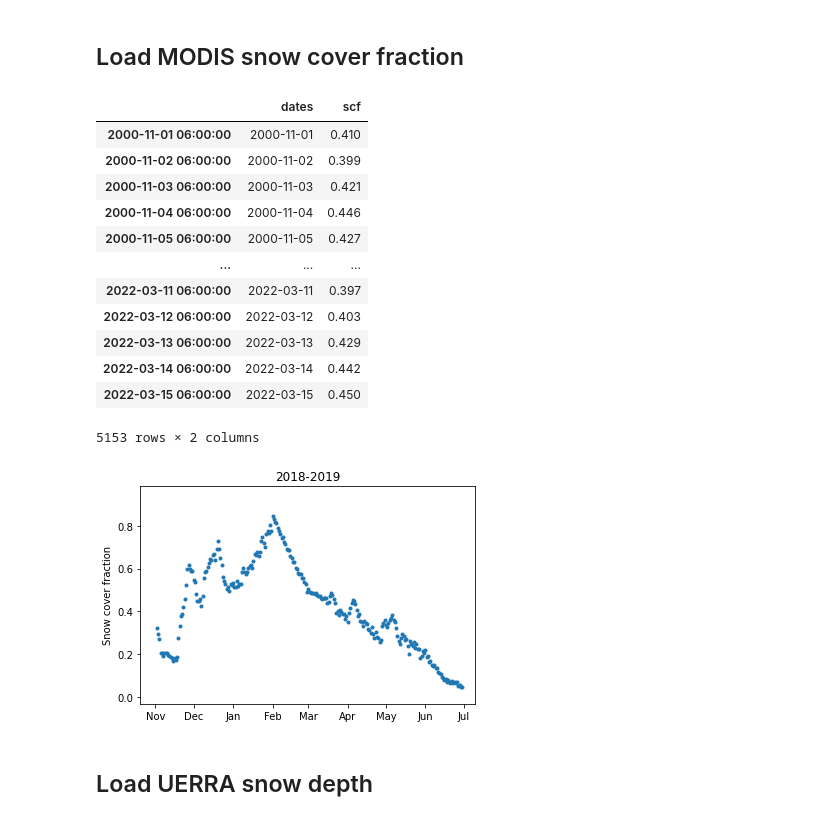
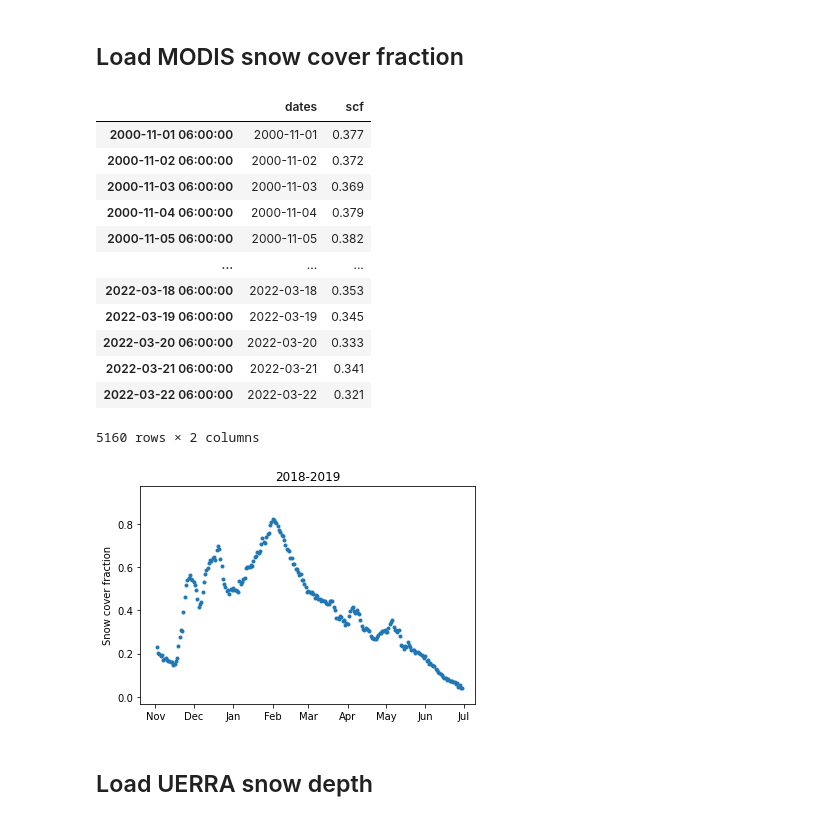
Before and after one commit to sgascoin/ModisExtension, a Jupyter notebook: ModisVsUerra01Jul.ipynb, the cells around one changed output. Saved outputs shown, nothing was run; the diff lists cells and outputs as text; code cells hidden in the pictures.

```diff
--- a/ModisVsUerra01Jul.ipynb
+++ b/ModisVsUerra01Jul.ipynb
@@ -14,37 +14,37 @@ import matplotlib.dates as mdates
 # %% [markdown]
 ## Load MODIS snow cover fraction
 # %%
-f = 'AlpsScf01July'
+f = 'AlpsScf01July5d'
 # create date and scf arrays from Modis csv
 dfscf = pd.read_csv('Modis/{}.csv'.format(f), index_col=0, decimal='.')
 #dfscf = pd.read_csv('Modis/AlpsScf01July.csv', index_col=0)
 doy = dfscf.index
 dfdate = pd.DataFrame([pd.to_datetime(doy-1, unit='D', origin=str(y)) for y in dfscf.columns]).transpose()
 dfdate.index = dfscf.index
 dfdate.columns = dfscf.columns
 dates = dfdate.transpose().stack(dropna=False)
 scf = dfscf.transpose().stack(dropna=False)
 # Make Y dataframe with SCF values to predict
 Y = pd.concat([dates,scf], axis=1, keys=['dates','scf'])
 Y.dropna(inplace=True)
 # Use date at 6h as index to match Uerra convention
 Y.index = [d.replace(hour=6)  for d in Y.dates] #.to_datetime64()
 # this is the vector to predict
 Y
 # %% [output]
 |  | dates | scf |
-| 2000-11-01 06:00:00 | 2000-11-01 | 0.410 |
-| 2000-11-02 06:00:00 | 2000-11-02 | 0.399 |
-| 2000-11-03 06:00:00 | 2000-11-03 | 0.421 |
-| 2000-11-04 06:00:00 | 2000-11-04 | 0.446 |
-| 2000-11-05 06:00:00 | 2000-11-05 | 0.427 |
+| 2000-11-01 06:00:00 | 2000-11-01 | 0.377 |
+| 2000-11-02 06:00:00 | 2000-11-02 | 0.372 |
+| 2000-11-03 06:00:00 | 2000-11-03 | 0.369 |
+| 2000-11-04 06:00:00 | 2000-11-04 | 0.379 |
+| 2000-11-05 06:00:00 | 2000-11-05 | 0.382 |
 | ... | ... | ... |
-| 2022-03-11 06:00:00 | 2022-03-11 | 0.397 |
-| 2022-03-12 06:00:00 | 2022-03-12 | 0.403 |
-| 2022-03-13 06:00:00 | 2022-03-13 | 0.429 |
-| 2022-03-14 06:00:00 | 2022-03-14 | 0.442 |
-| 2022-03-15 06:00:00 | 2022-03-15 | 0.450 |
+| 2022-03-18 06:00:00 | 2022-03-18 | 0.353 |
+| 2022-03-19 06:00:00 | 2022-03-19 | 0.345 |
+| 2022-03-20 06:00:00 | 2022-03-20 | 0.333 |
+| 2022-03-21 06:00:00 | 2022-03-21 | 0.341 |
+| 2022-03-22 06:00:00 | 2022-03-22 | 0.321 |
-5153 rows × 2 columns
+5160 rows × 2 columns
 # %%
 # plot water year 2018-2019
 plt.plot(Y.dates,Y.scf, marker='.', ls='none')
@@ -54,7 +54,7 @@ plt.ylabel('Snow cover fraction')
 plt.gca().xaxis.set_major_locator(mdates.MonthLocator())
 plt.gca().xaxis.set_major_formatter(mdates.DateFormatter('%b'))
 # %% [output]
-[figure, old version]
+[figure, new version]
 # %% [markdown]
 ## Load UERRA snow depth
 # %%
```
Also changed, not shown: parts of 3 cells of this notebook, 5 other files.
